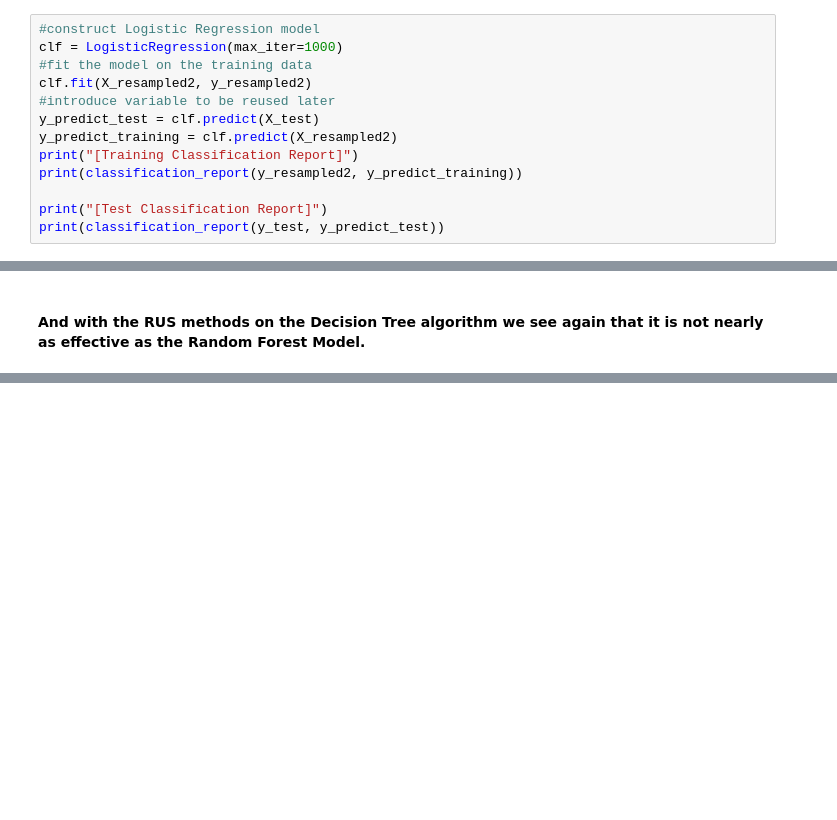
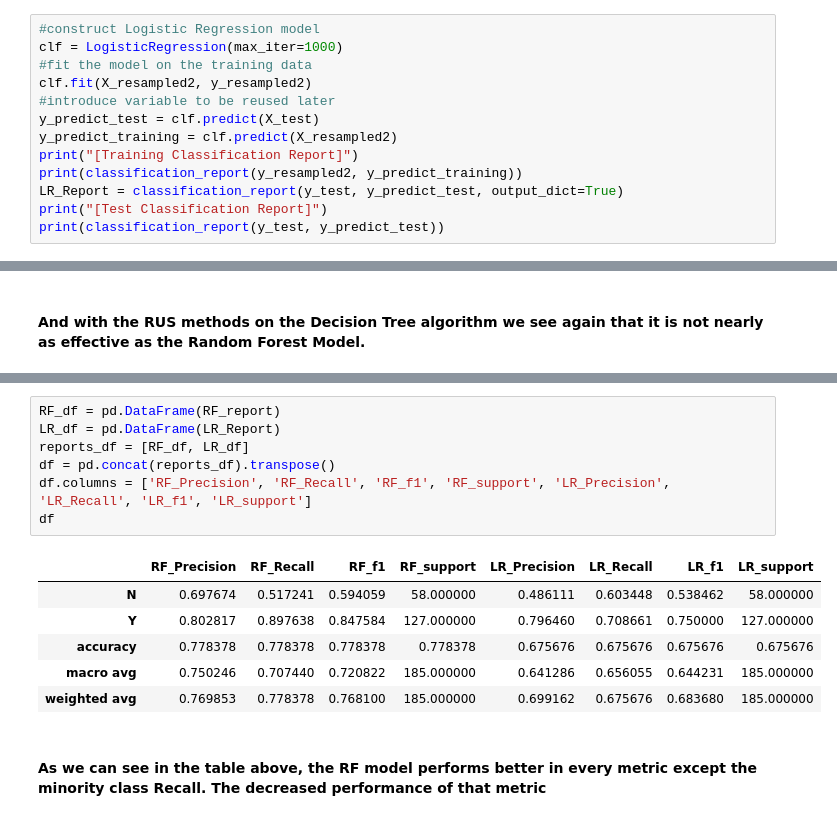
Before and after one commit to threeves91/Springboard, a Jupyter notebook: Capstone Project 2/Modeling .ipynb, the cells around one changed output, grey strips where cells are left out. Cells and saved outputs as stored; diff of their text form; blank space fills up the shorter version.

```diff
--- a/Capstone Project 2/Modeling .ipynb
+++ b/Capstone Project 2/Modeling .ipynb
@@ -184,7 +184,7 @@ y_predict_test = clf.predict(X_test)
 y_predict_training = clf.predict(X_resampled2)
 print("[Training Classification Report]")
 print(classification_report(y_resampled2, y_predict_training))
-
+LR_Report = classification_report(y_test, y_predict_test, output_dict=True)
 print("[Test Classification Report]")
 print(classification_report(y_test, y_predict_test))
 # %% [output]
@@ -380,0 +383,16 @@ weighted avg       0.63      0.60      0.61       185
+# %%
+RF_df = pd.DataFrame(RF_report)
+LR_df = pd.DataFrame(LR_Report)
+reports_df = [RF_df, LR_df]
+df = pd.concat(reports_df).transpose()
+df.columns = ['RF_Precision', 'RF_Recall', 'RF_f1', 'RF_support', 'LR_Precision', 'LR_Recall', 'LR_f1', 'LR_support']
+df
+# %% [output]
+|  | RF_Precision | RF_Recall | RF_f1 | RF_support | LR_Precision | LR_Recall | LR_f1 | LR_support |
+| N | 0.697674 | 0.517241 | 0.594059 | 58.000000 | 0.486111 | 0.603448 | 0.538462 | 58.000000 |
+| Y | 0.802817 | 0.897638 | 0.847584 | 127.000000 | 0.796460 | 0.708661 | 0.750000 | 127.000000 |
+| accuracy | 0.778378 | 0.778378 | 0.778378 | 0.778378 | 0.675676 | 0.675676 | 0.675676 | 0.675676 |
+| macro avg | 0.750246 | 0.707440 | 0.720822 | 185.000000 | 0.641286 | 0.656055 | 0.644231 | 185.000000 |
+| weighted avg | 0.769853 | 0.778378 | 0.768100 | 185.000000 | 0.699162 | 0.675676 | 0.683680 | 185.000000 |
+# %% [markdown]
+#### As we can see in the table above, the RF model performs better in every metric except the minority class Recall. The decreased performance of that metric
```
Also changed, not shown: parts of 10 cells of this notebook.
